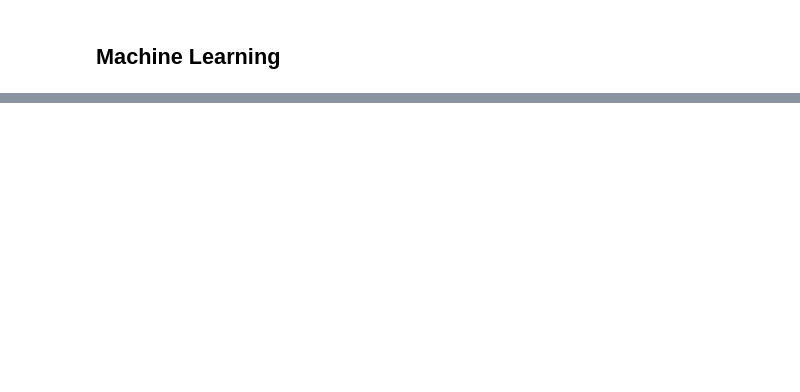
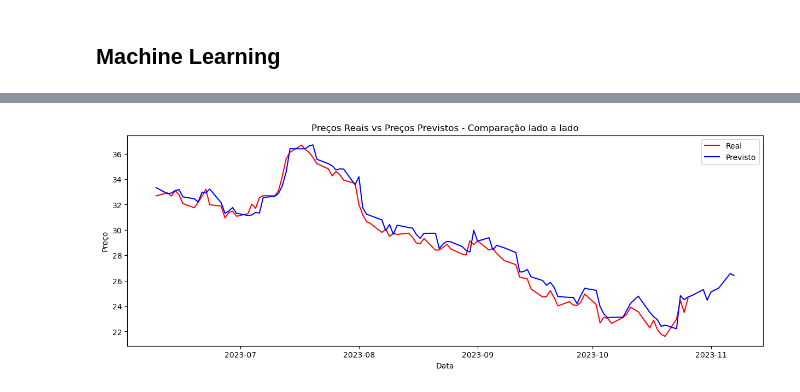
Before and after one commit to carneiro-fernando/EBAC, a Jupyter notebook: Projetos/Projeto_de_Parceria.ipynb, the cells around one changed output, grey strips where cells are left out. Saved outputs shown, nothing was run; the diff lists cells and outputs as text; code cells hidden in the pictures; blank space fills up the shorter version.

```diff
--- a/Projetos/Projeto_de_Parceria.ipynb
+++ b/Projetos/Projeto_de_Parceria.ipynb
@@ -675,3 +539,20 @@ plt.show()
+# %%
+# Cria uma figura e um conjunto de subplots
+fig, ax = plt.subplots(figsize=(15,5))
+
+# Plota os valores reais e previstos
+ax.plot_date(compare_df.index, compare_df.Preço_Real.shift(-days_before), 'r-', label='Real')
+ax.plot_date(compare_df.index, compare_df.Preço_Previsto, 'b-', label='Previsto')
+
+# Define os rótulos, título e legenda
+ax.set_xlabel('Data')
+ax.set_ylabel('Preço')
+ax.set_title('Preços Reais vs Preços Previstos - Comparação lado a lado')
+ax.legend()
+
+plt.show()
+# %% [output]
+[figure, added]
 # %%
 # Cria uma figura e um conjunto de subplots
 fig, ax = plt.subplots(figsize=(15,5))
```
Also changed, not shown: parts of 31 cells of this notebook.
